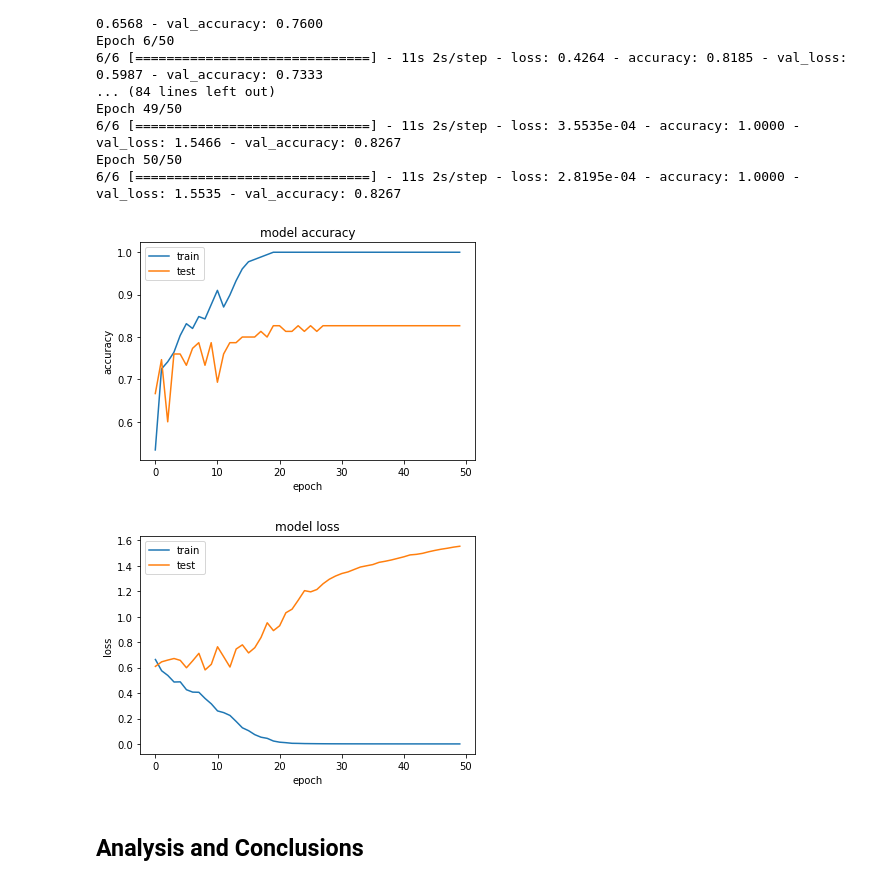
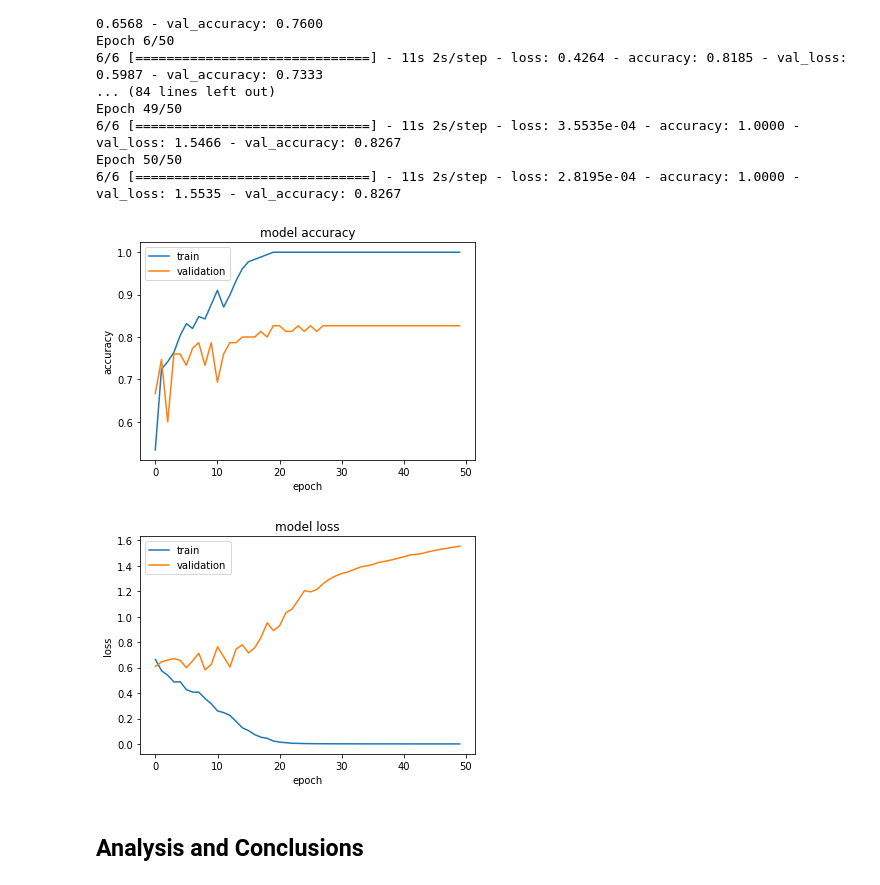
Before and after one commit to mtxslv/LAIS_IA_mtxslv, a Jupyter notebook: LAIS_mateus_de_assis_AI.ipynb, the cells around one changed output. Cells and saved outputs as stored; diff of their text form; code cells hidden in the pictures.

Commit message:
plots subtitles changed from test to validation

```diff
--- a/LAIS_mateus_de_assis_AI.ipynb
+++ b/LAIS_mateus_de_assis_AI.ipynb
@@ -288,23 +288,23 @@ Epoch 50/50
 # %%
 # summarize history for accuracy
 plt.plot(history.history['accuracy'])
 plt.plot(history.history['val_accuracy'])
 plt.title('model accuracy')
 plt.ylabel('accuracy')
 plt.xlabel('epoch')
-plt.legend(['train', 'test'], loc='upper left')
+plt.legend(['train', 'validation'], loc='upper left')
 plt.show()
 # summarize history for loss
 plt.plot(history.history['loss'])
 plt.plot(history.history['val_loss'])
 plt.title('model loss')
 plt.ylabel('loss')
 plt.xlabel('epoch')
-plt.legend(['train', 'test'], loc='upper left')
+plt.legend(['train', 'validation'], loc='upper left')
 plt.show()
 # %% [output]
-[figure, old version]
+[figure, new version]
-[figure, old version]
+[figure, new version]
 # %% [markdown]
 ## Analysis and Conclusions
 # %% [markdown]
```
Also changed, not shown: parts of 1 cell of this notebook.
